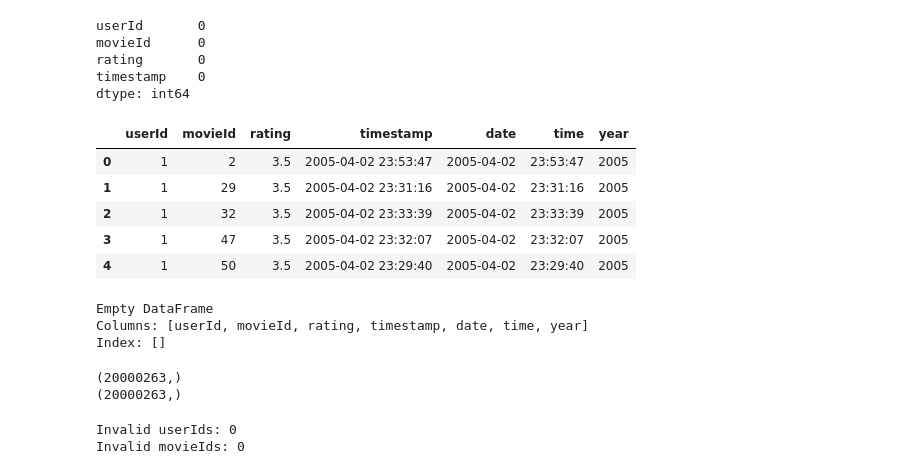
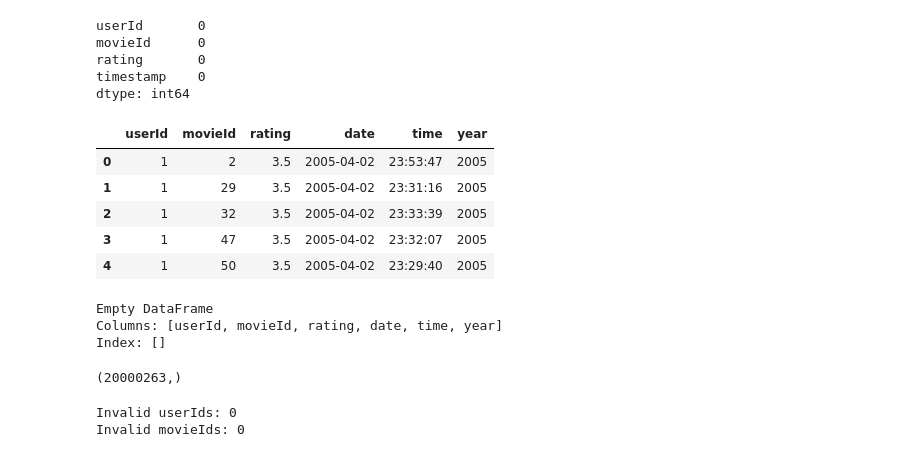
Before and after one commit to jmaloney95/Movie-Recommendation-Engine, a Jupyter notebook: notebooks/1.0-jm-initial-data-exploration.ipynb, the cells around one changed output. Cells and saved outputs as stored; diff of their text form; code cells hidden in the pictures.

```diff
--- a/notebooks/1.0-jm-initial-data-exploration.ipynb
+++ b/notebooks/1.0-jm-initial-data-exploration.ipynb
@@ -61,14 +61,10 @@ print(f"Number of unique movies: {movies['movieId'].nunique()}")
 Number of unique users: 138493
 Number of unique movies: 27278
 # %%
-
 # Ensure columns are numeric
 ratings['userId'] = pd.to_numeric(ratings['userId'], errors='coerce')
 ratings['movieId'] = pd.to_numeric(ratings['movieId'], errors='coerce')
 ratings['rating'] = pd.to_numeric(ratings['rating'], errors='coerce')
-
-# Remove rows with invalid userId, movieId, or rating
-ratings = ratings.dropna(subset=['userId', 'movieId', 'rating'])
 # %%
 # Plot distribution of ratings
 plt.figure(figsize=(8, 6))
@@ -117,32 +113,31 @@ dtype: int64
 # %%
 # Convert timestamps
 ratings['timestamp'] = pd.to_datetime(ratings['timestamp'])
 ratings['date'] = pd.to_datetime(ratings['timestamp']).dt.date
 ratings['time'] = pd.to_datetime(ratings['timestamp']).dt.time
-# Extract year
 ratings['year'] = ratings['timestamp'].dt.year
+ratings = ratings.drop('timestamp', axis=1)
 ratings.head()
 # %% [output]
-|  | userId | movieId | rating | timestamp | date | time | year |
-| 0 | 1 | 2 | 3.5 | 2005-04-02 23:53:47 | 2005-04-02 | 23:53:47 | 2005 |
-| 1 | 1 | 29 | 3.5 | 2005-04-02 23:31:16 | 2005-04-02 | 23:31:16 | 2005 |
-| 2 | 1 | 32 | 3.5 | 2005-04-02 23:33:39 | 2005-04-02 | 23:33:39 | 2005 |
-| 3 | 1 | 47 | 3.5 | 2005-04-02 23:32:07 | 2005-04-02 | 23:32:07 | 2005 |
-| 4 | 1 | 50 | 3.5 | 2005-04-02 23:29:40 | 2005-04-02 | 23:29:40 | 2005 |
+|  | userId | movieId | rating | date | time | year |
+| 0 | 1 | 2 | 3.5 | 2005-04-02 | 23:53:47 | 2005 |
+| 1 | 1 | 29 | 3.5 | 2005-04-02 | 23:31:16 | 2005 |
+| 2 | 1 | 32 | 3.5 | 2005-04-02 | 23:33:39 | 2005 |
+| 3 | 1 | 47 | 3.5 | 2005-04-02 | 23:32:07 | 2005 |
+| 4 | 1 | 50 | 3.5 | 2005-04-02 | 23:29:40 | 2005 |
 # %%
 # Check for duplicate ratings
 duplicate_ratings = ratings[ratings.duplicated(subset=['userId', 'movieId'], keep=False)]
 print(duplicate_ratings)
 # %% [output]
 Empty DataFrame
-Columns: [userId, movieId, rating, timestamp, date, time, year]
+Columns: [userId, movieId, rating, date, time, year]
 Index: []
 # %%
-print(ratings['userId'].shape)
-print(ratings['movieId'].shape)
+ratings['userId'].shape
+ratings['movieId'].shape
 # %% [output]
 (20000263,)
-(20000263,)
 # %%
 # Check for negative userId or movieId
 invalid_user_ids = ratings[ratings['userId'] < 0]
```
Also changed, not shown: parts of 10 cells of this notebook.
